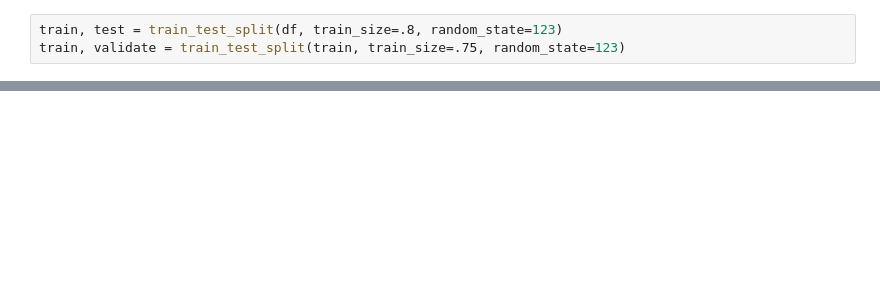
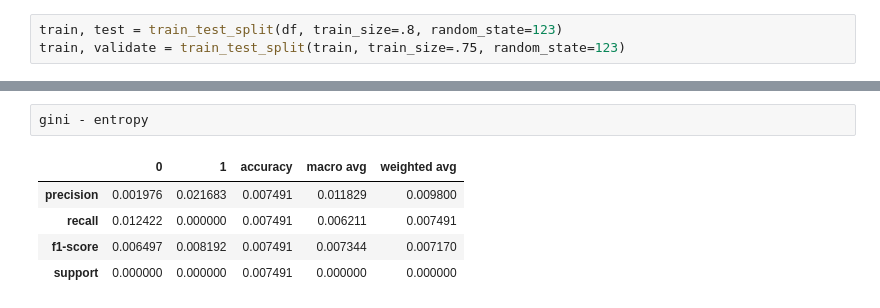
Before and after one commit to noahmelngailis/ds-methodologies-exercises, a Jupyter notebook: classification/model.ipynb, the cells around one changed output, grey strips where cells are left out. Drawn from its saved outputs; the diff is of its cells as text; blank space fills up the shorter version.

```diff
--- a/classification/model.ipynb
+++ b/classification/model.ipynb
@@ -442,0 +601,8 @@ Fit the decision tree classifier to your training sample and transform (i.e. mak
+# %%
+gini - entropy
+# %% [output]
+|  | 0 | 1 | accuracy | macro avg | weighted avg |
+| precision | 0.001976 | 0.021683 | 0.007491 | 0.011829 | 0.009800 |
+| recall | 0.012422 | 0.000000 | 0.007491 | 0.006211 | 0.007491 |
+| f1-score | 0.006497 | 0.008192 | 0.007491 | 0.007344 | 0.007170 |
+| support | 0.000000 | 0.000000 | 0.007491 | 0.000000 | 0.000000 |
```
Also changed, not shown: parts of 29 cells of this notebook.
